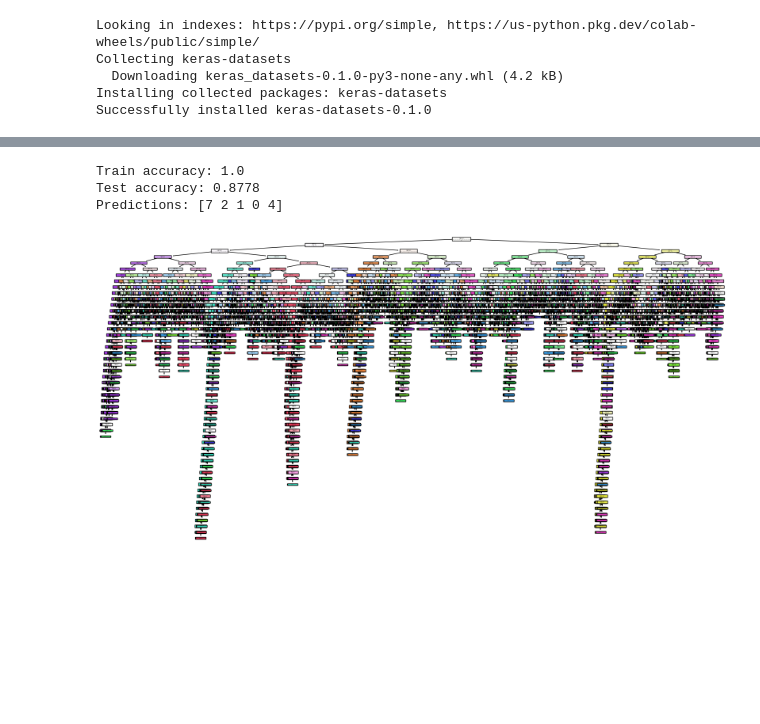
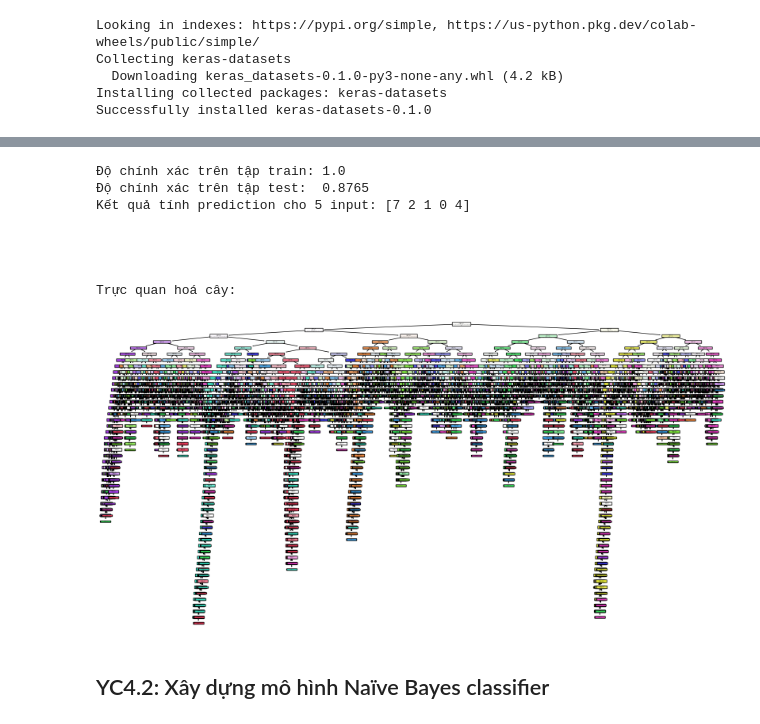
Before and after one commit to trngbro/AI, a Jupyter notebook: AI.ipynb, the cells around one changed output, grey strips where cells are left out. Saved outputs shown, nothing was run; the diff lists cells and outputs as text; code cells hidden in the pictures; blank space fills up the shorter version.

```diff
--- a/AI.ipynb
+++ b/AI.ipynb
@@ -411,40 +458,48 @@ import matplotlib.pyplot as plt
 # %%
-# Flatten the image data
+# Flatten data
 train_X = train_X.reshape((train_X.shape[0], -1))
 test_X = test_X.reshape((test_X.shape[0], -1))
 
-# Train the model
+# Học dữ liệu trên tập training
 dt_clf = DecisionTreeClassifier()
 dt_clf.fit(train_X, train_y)
 
-# Evaluate the model
+# Tính độ chính xác trên tập training và tập test
 train_y_pred = dt_clf.predict(train_X)
 test_y_pred = dt_clf.predict(test_X)
 
-train_acc = accuracy_score(train_y, train_y_pred)
-test_acc = accuracy_score(test_y, test_y_pred)
+train_acc_dt = accuracy_score(train_y, train_y_pred)
+test_acc_dt = accuracy_score(test_y, test_y_pred)
 
-print(f"Train accuracy: {train_acc}")
-print(f"Test accuracy: {test_acc}")
+print(f"Độ chính xác trên tập train: {train_acc_dt}")
+print(f"Độ chính xác trên tập test:  {test_acc_dt}")
 
-# Save the model
-import joblib
+# Lưu mô hình xuống tập tin
 joblib.dump(dt_clf, 'dt_clf.joblib')
 
-# Load the model
+# Load mô hình lên từ tập tin
 dt_clf = joblib.load('dt_clf.joblib')
 
-# Inference
+# Chạy inference (tính prediction) cho ít nhất 05 input samples.
 samples = test_X[:5]
 predictions = dt_clf.predict(samples)
-print(f"Predictions: {predictions}")
+print(f"Kết quả tính prediction cho 5 input: {predictions}")
 
-# Plot the tree
+# Trực quan hoá cây với hàm tree.plot_tree().
 plt.figure(figsize=(20,10))
 plot_tree(dt_clf, filled=True)
+
+print("\n\n\n\nTrực quan hoá cây:")
 plt.show()
 # %% [output]
-Train accuracy: 1.0
-Test accuracy: 0.8778
-Predictions: [7 2 1 0 4]
+Độ chính xác trên tập train: 1.0
+Độ chính xác trên tập test:  0.8765
+Kết quả tính prediction cho 5 input: [7 2 1 0 4]
+
+
+
+
+Trực quan hoá cây:
-[figure, old version]
+[figure, new version]
+# %% [markdown]
+## YC4.2: Xây dựng mô hình Naïve Bayes classifier
```
Also changed, not shown: parts of 14 cells of this notebook.
